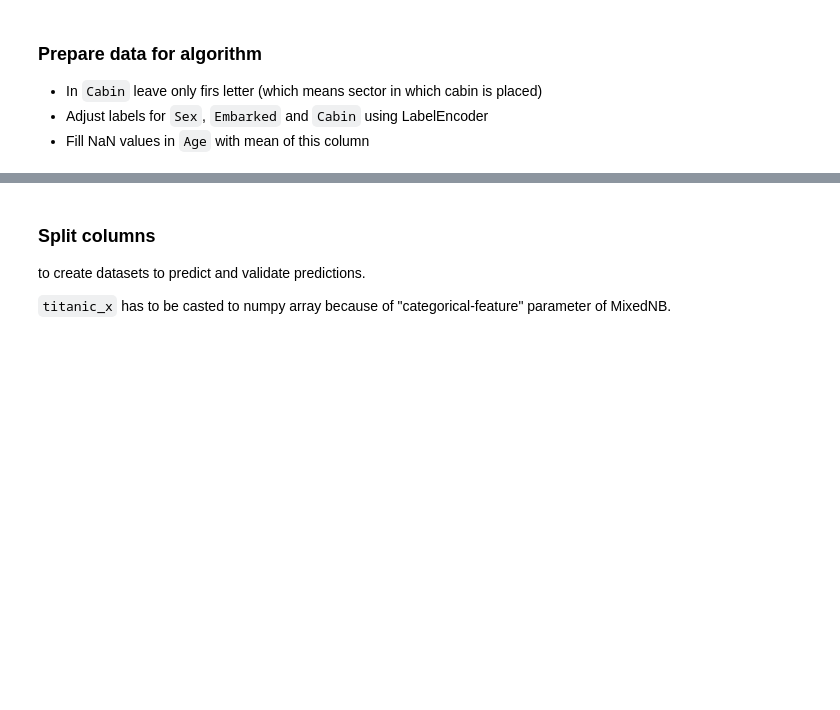
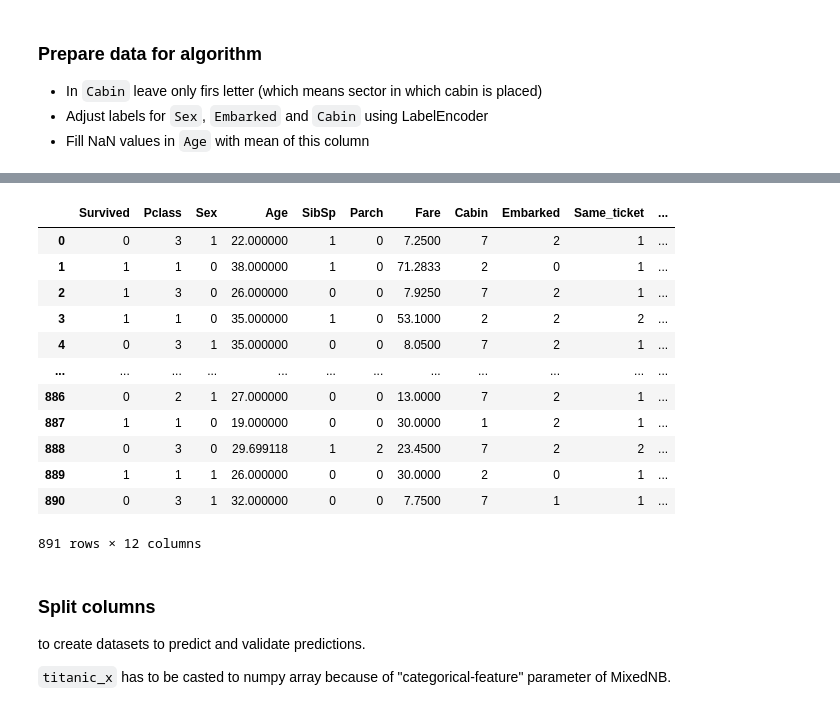
Before and after one commit to ZyndramZM/podstawy_sztucznej_inteligencji, a Jupyter notebook: titanic_proj/titanic-RandForest.ipynb, the cells around one changed output, grey strips where cells are left out. Cells and saved outputs as stored; diff of their text form; code cells hidden in the pictures; blank space fills up the shorter version.

Commit message:
titanic project - RandForestClassifier v1.2

```diff
--- a/titanic_proj/titanic-RandForest.ipynb
+++ b/titanic_proj/titanic-RandForest.ipynb
@@ -159,0 +182,37 @@ titanic
+# %%
+def label_encoding(data):
+    data["Age"].fillna(data["Age"].mean(), inplace=True)
+
+    le = LabelEncoder()
+    data["Sex"] = le.fit_transform(data["Sex"])
+    data["Embarked"] = le.fit_transform(data["Embarked"])
+    data["Cabin"] = le.fit_transform(data["Cabin"])
+
+    title_transform = {
+        # everyone died
+        "Don": 0, "Rev": 0, "Capt": 0, "Jonkheer": 0,
+        # not obvious
+        "Dr": 1, "Major": 2, "Col": 3, "Mr": 4, "Mrs": 5, "Miss": 6, "Master": 7,
+        # everyone survived
+        "Mme": 8, "Ms": 8, "Lady": 8, "Sir": 8, "Mlle": 8, 'the Countess': 8
+    }
+    data["Title"] = data["Title"].apply(lambda title: title_transform[title])
+
+    data.fillna(data.mean(), inplace=True)
+
+label_encoding(titanic)
+titanic
+# %% [output]
+|  | Survived | Pclass | Sex | Age | SibSp | Parch | Fare | Cabin | Embarked | Same_ticket | ... |
+| 0 | 0 | 3 | 1 | 22.000000 | 1 | 0 | 7.2500 | 7 | 2 | 1 | ... |
+| 1 | 1 | 1 | 0 | 38.000000 | 1 | 0 | 71.2833 | 2 | 0 | 1 | ... |
+| 2 | 1 | 3 | 0 | 26.000000 | 0 | 0 | 7.9250 | 7 | 2 | 1 | ... |
+| 3 | 1 | 1 | 0 | 35.000000 | 1 | 0 | 53.1000 | 2 | 2 | 2 | ... |
+| 4 | 0 | 3 | 1 | 35.000000 | 0 | 0 | 8.0500 | 7 | 2 | 1 | ... |
+| ... | ... | ... | ... | ... | ... | ... | ... | ... | ... | ... | ... |
+| 886 | 0 | 2 | 1 | 27.000000 | 0 | 0 | 13.0000 | 7 | 2 | 1 | ... |
+| 887 | 1 | 1 | 0 | 19.000000 | 0 | 0 | 30.0000 | 1 | 2 | 1 | ... |
+| 888 | 0 | 3 | 0 | 29.699118 | 1 | 2 | 23.4500 | 7 | 2 | 2 | ... |
+| 889 | 1 | 1 | 1 | 26.000000 | 0 | 0 | 30.0000 | 2 | 0 | 1 | ... |
+| 890 | 0 | 3 | 1 | 32.000000 | 0 | 0 | 7.7500 | 7 | 1 | 1 | ... |
+891 rows × 12 columns
```
Also changed, not shown: parts of 22 cells of this notebook, 2 other files.
